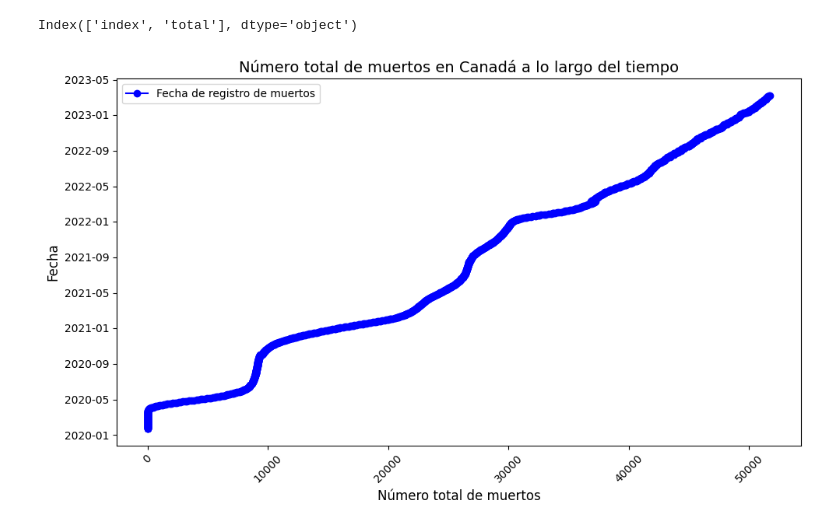
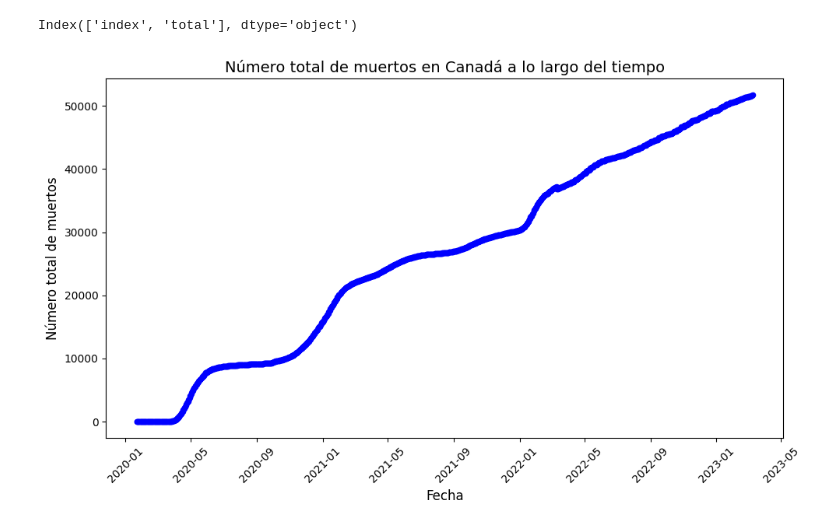
Before and after one commit to Nebulads3/Solemne1, a Jupyter notebook: codigo.ipynb, the cells around one changed output. Drawn from its saved outputs; the diff is of its cells as text; code cells hidden in the pictures.

```diff
--- a/codigo.ipynb
+++ b/codigo.ipynb
@@ -175,22 +175,19 @@ Index(['index', 'total'], dtype='object')
 # %%
 import matplotlib.pyplot as plt
 
-# Graficar los datos
-muertoscanada_df_final.plot(x='total', figsize=(10, 6), color='blue', marker='o', linestyle='-')
+# Graficar los datos como un gráfico de dispersión
+muertoscanada_df_final.plot.scatter(x='index', y='total', figsize=(10, 6), color='blue')
 
 # Etiquetas y título
-plt.xlabel('Número total de muertos', fontsize=12)
-plt.ylabel('Fecha', fontsize=12)
+plt.xlabel('Fecha', fontsize=12)
+plt.ylabel('Número total de muertos', fontsize=12)
 plt.title('Número total de muertos en Canadá a lo largo del tiempo', fontsize=14)
-
-# Añadir leyenda
-plt.legend(['Fecha de registro de muertos'], loc='upper left')
 
 # Ajustes de la visualización
 plt.xticks(rotation=45)
 plt.tight_layout()
 
 # Mostrar el gráfico
 plt.show()
 # %% [output]
-[figure, old version]
+[figure, new version]
```
Also changed, not shown: parts of 15 cells of this notebook.
